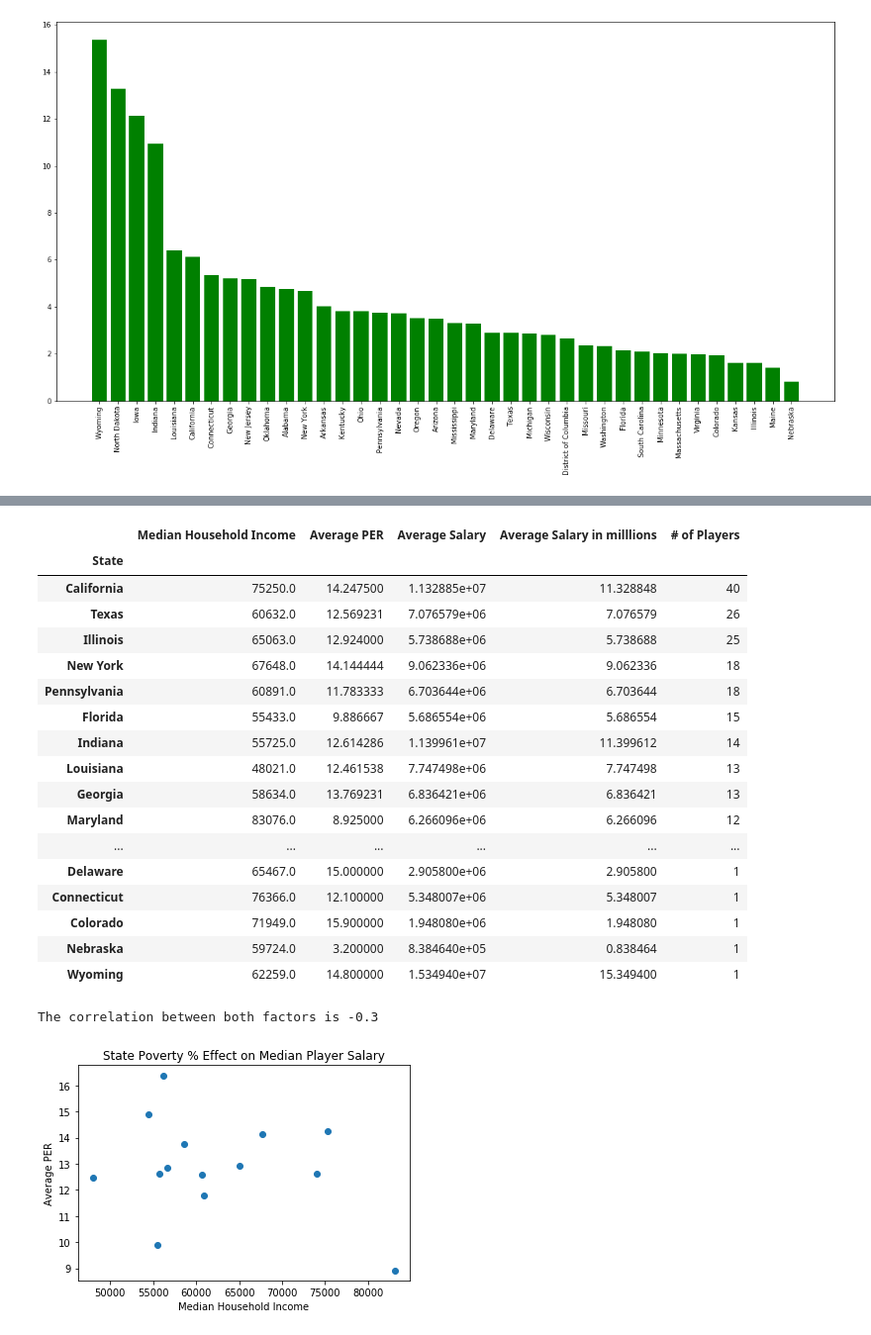
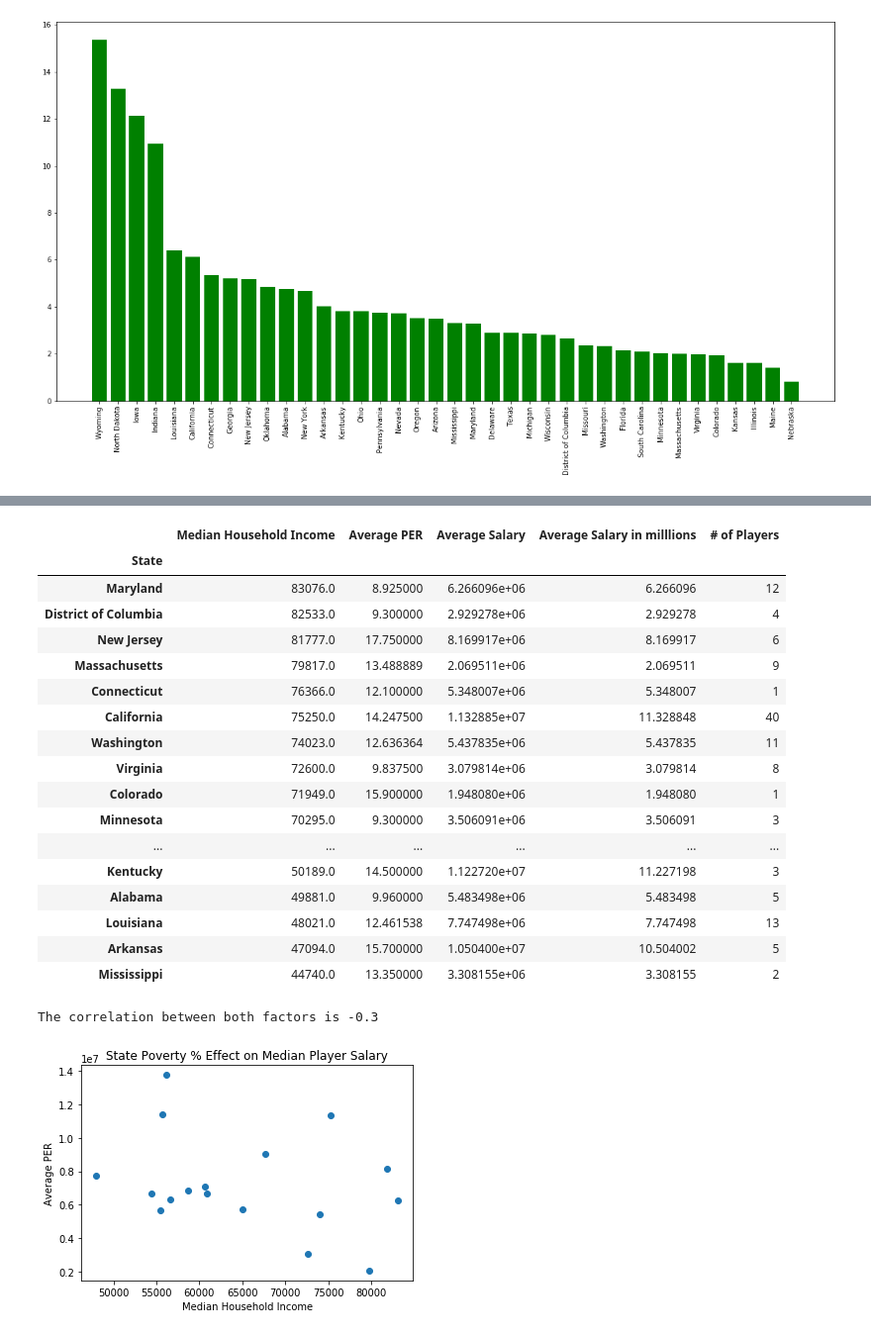
Before and after one commit to bbruzos/API-Project-, a Jupyter notebook: Saburo.ipynb, the cells around one changed output, grey strips where cells are left out. Shown at 99% size. Cells and saved outputs as stored; diff of their text form; code cells hidden in the pictures.

```diff
--- a/Saburo.ipynb
+++ b/Saburo.ipynb
@@ -79,5 +79,25 @@ plt.show()
 # %%
 #merge median house hold income and PER
 adv_income = pd.merge(adv_birth_sal,income_data, on = "State")
-adv_income = adv_income[['Player', 'Median Household Income',"State", 'PER','2019-20']]
+adv_income = adv_income[['Player', 'Median Household Income',"State", 'PER','2019-20', 'Poverty Percent, All Ages']]
 adv_income = adv_income.rename(columns=({'2019-20': 'Salary'}))
+
+
+PER_income = PER_income.loc[PER_income["# of Players"] > 5]
+x_data= adv_income['Poverty Percent, All Ages']
+y_data= adv_income['Average Salary']
+
+# x_data= PER_income.iloc[0:14,0]
+# y_data= PER_income.iloc[0:14,1]
+correlation = st.pearsonr(x_data,y_data)
+
+plt.scatter(x_data,y_data)
+
+plt.title('State Poverty % Effect on Median Player Salary')
+plt.xlabel('Median Household Income')
+plt.ylabel('Average PER')
+
+print(f"The correlation between both factors is {round(correlation[0],2)}")
+
+
+plt.show()
@@ -93,48 +127,48 @@ PER_income = pd.DataFrame({
     "# of Players" : adv_income_group['Median Household Income'].count()
 })
 
-PER_income.sort_values('# of Players',ascending = False, inplace = True)
+PER_income.sort_values('Median Household Income',ascending = False, inplace = True)
 # %%
 PER_income
 # %% [output]
 |  | Median Household Income | Average PER | Average Salary | Average Salary in milllions | # of Players |
 | State |  |  |  |  |  |
+| Maryland | 83076.0 | 8.925000 | 6.266096e+06 | 6.266096 | 12 |
+| District of Columbia | 82533.0 | 9.300000 | 2.929278e+06 | 2.929278 | 4 |
+| New Jersey | 81777.0 | 17.750000 | 8.169917e+06 | 8.169917 | 6 |
+| Massachusetts | 79817.0 | 13.488889 | 2.069511e+06 | 2.069511 | 9 |
+| Connecticut | 76366.0 | 12.100000 | 5.348007e+06 | 5.348007 | 1 |
 | California | 75250.0 | 14.247500 | 1.132885e+07 | 11.328848 | 40 |
-| Texas | 60632.0 | 12.569231 | 7.076579e+06 | 7.076579 | 26 |
-| Illinois | 65063.0 | 12.924000 | 5.738688e+06 | 5.738688 | 25 |
-| New York | 67648.0 | 14.144444 | 9.062336e+06 | 9.062336 | 18 |
-| Pennsylvania | 60891.0 | 11.783333 | 6.703644e+06 | 6.703644 | 18 |
-| Florida | 55433.0 | 9.886667 | 5.686554e+06 | 5.686554 | 15 |
-| Indiana | 55725.0 | 12.614286 | 1.139961e+07 | 11.399612 | 14 |
+| Washington | 74023.0 | 12.636364 | 5.437835e+06 | 5.437835 | 11 |
+| Virginia | 72600.0 | 9.837500 | 3.079814e+06 | 3.079814 | 8 |
+| Colorado | 71949.0 | 15.900000 | 1.948080e+06 | 1.948080 | 1 |
+| Minnesota | 70295.0 | 9.300000 | 3.506091e+06 | 3.506091 | 3 |
+| ... | ... | ... | ... | ... | ... |
+| Kentucky | 50189.0 | 14.500000 | 1.122720e+07 | 11.227198 | 3 |
+| Alabama | 49881.0 | 9.960000 | 5.483498e+06 | 5.483498 | 5 |
 | Louisiana | 48021.0 | 12.461538 | 7.747498e+06 | 7.747498 | 13 |
-| Georgia | 58634.0 | 13.769231 | 6.836421e+06 | 6.836421 | 13 |
-| Maryland | 83076.0 | 8.925000 | 6.266096e+06 | 6.266096 | 12 |
-| ... | ... | ... | ... | ... | ... |
-| Delaware | 65467.0 | 15.000000 | 2.905800e+06 | 2.905800 | 1 |
-| Connecticut | 76366.0 | 12.100000 | 5.348007e+06 | 5.348007 | 1 |
-| Colorado | 71949.0 | 15.900000 | 1.948080e+06 | 1.948080 | 1 |
-| Nebraska | 59724.0 | 3.200000 | 8.384640e+05 | 0.838464 | 1 |
-| Wyoming | 62259.0 | 14.800000 | 1.534940e+07 | 15.349400 | 1 |
+| Arkansas | 47094.0 | 15.700000 | 1.050400e+07 | 10.504002 | 5 |
+| Mississippi | 44740.0 | 13.350000 | 3.308155e+06 | 3.308155 | 2 |
 # %%
 # Scatter plot
 PER_income = PER_income.loc[PER_income["# of Players"] > 5]
 x_data= PER_income['Median Household Income']
-y_data= PER_income['Average PER']
+y_data= PER_income['Average Salary']
 
 # x_data= PER_income.iloc[0:14,0]
 # y_data= PER_income.iloc[0:14,1]
 correlation = st.pearsonr(x_data,y_data)
 
 plt.scatter(x_data,y_data)
 
 plt.title('State Poverty % Effect on Median Player Salary')
 plt.xlabel('Median Household Income')
 plt.ylabel('Average PER')
 
 print(f"The correlation between both factors is {round(correlation[0],2)}")
 
 plt.savefig('images/Sab/salary_PER.pdf')
 plt.show()
 # %% [output]
 The correlation between both factors is -0.3
-[figure, old version]
+[figure, new version]
```
Also changed, not shown: parts of 3 cells of this notebook, 5 other files.
